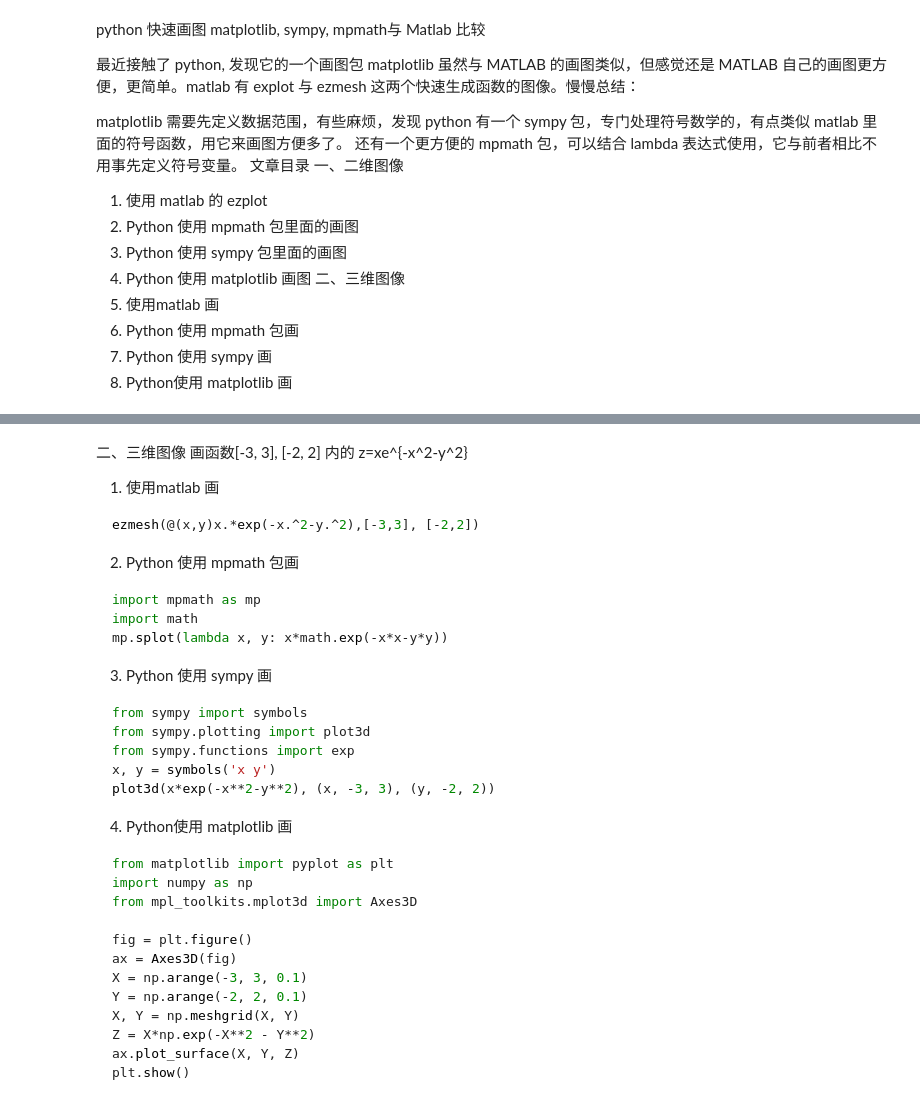
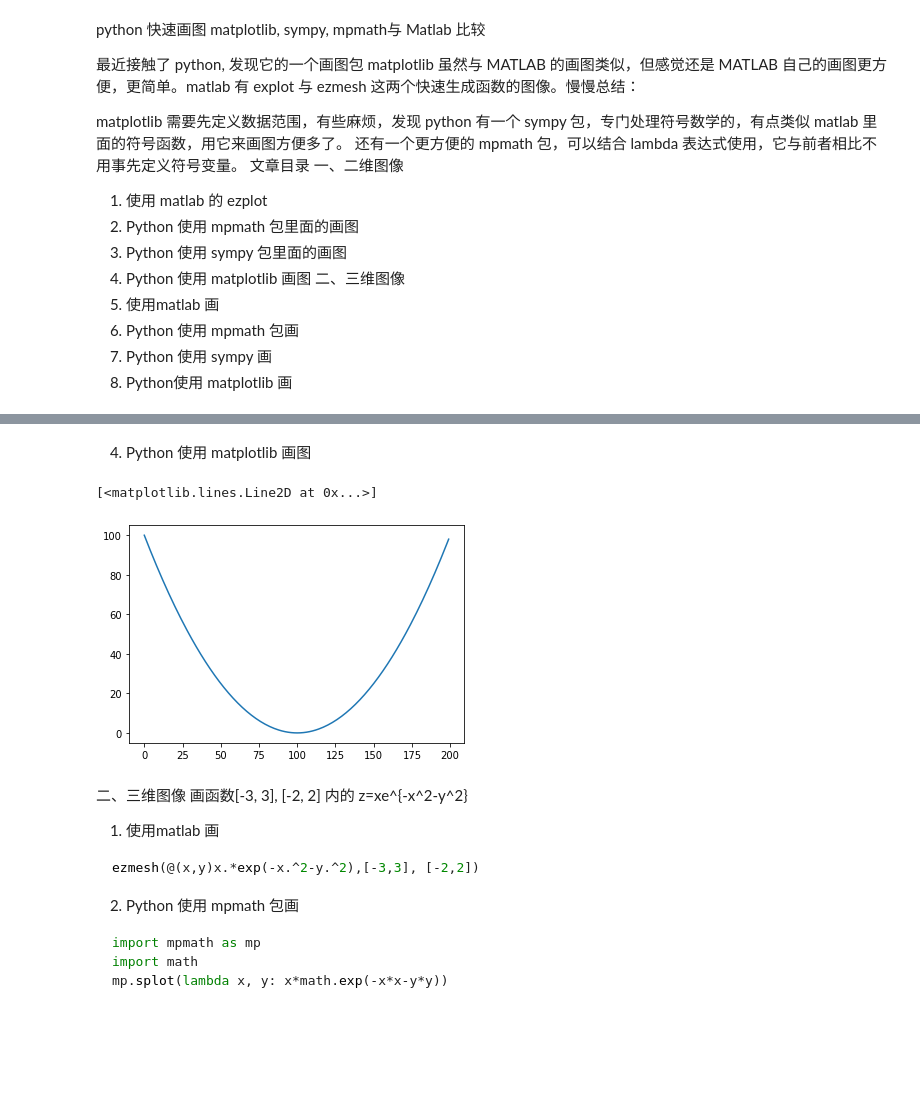
Before and after one commit to lammou2022/lammou2020.github.io, a Jupyter notebook: mathmodeling/lesson0A.ipynb, the cells around one changed output, grey strips where cells are left out. Drawn from its saved outputs; the diff is of its cells as text; code cells hidden in the pictures; blank space fills up the shorter version.

````diff
--- a/mathmodeling/lesson0A.ipynb
+++ b/mathmodeling/lesson0A.ipynb
@@ -54,3 +44,14 @@ plt.plot(x*x)
+# %% [markdown]
+4. Python 使用 matplotlib 画图
+# %%
+import matplotlib.pyplot as plt
+import numpy as np
+
+x= np.arange(-10, 10, 0.1)
+plt.plot(x*x)
+# %% [output]
+[<matplotlib.lines.Line2D at 0x...>]
+[figure, added]
 # %% [markdown]
 二、三维图像
 画函数[-3, 3], [-2, 2] 内的
@@ -66,30 +67,3 @@ import mpmath as mp
 import math
 mp.splot(lambda x, y: x*math.exp(-x*x-y*y))
 ```
-
-3. Python 使用 sympy 画
-
-```python
-from sympy import symbols
-from sympy.plotting import plot3d
-from sympy.functions import exp
-x, y = symbols('x y')
-plot3d(x*exp(-x**2-y**2), (x, -3, 3), (y, -2, 2))
-```
-
-4. Python使用 matplotlib 画
-
-```python
-from matplotlib import pyplot as plt
-import numpy as np
-from mpl_toolkits.mplot3d import Axes3D
-
-fig = plt.figure()
-ax = Axes3D(fig)
-X = np.arange(-3, 3, 0.1)
-Y = np.arange(-2, 2, 0.1)
-X, Y = np.meshgrid(X, Y)
-Z = X*np.exp(-X**2 - Y**2)
-ax.plot_surface(X, Y, Z)
-plt.show()
-```
````
Also changed, not shown: parts of 7 cells of this notebook.
